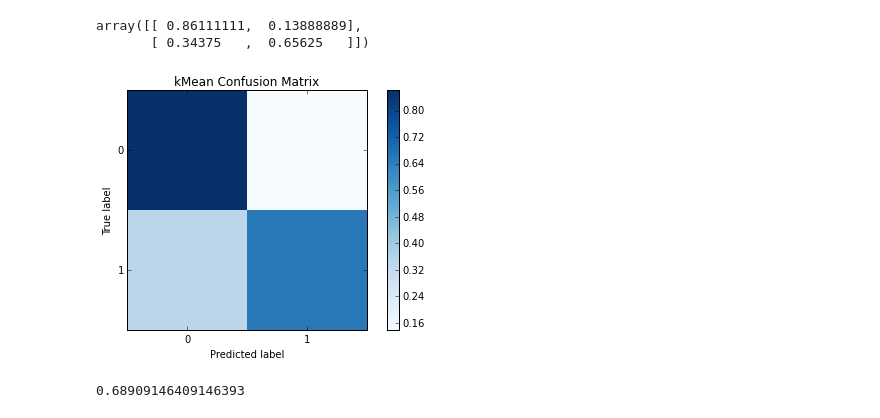
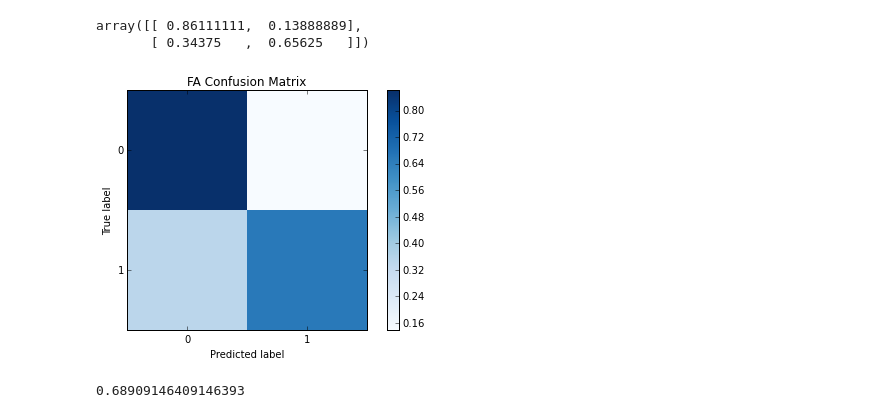
Before and after one commit to bonilhamusclab-projects/epi_prediction, a Jupyter notebook: demo_fa.ipynb, the cells around one changed output. Cells and saved outputs as stored; diff of their text form; code cells hidden in the pictures.

```diff
--- a/demo_fa.ipynb
+++ b/demo_fa.ipynb
@@ -53,7 +53,8 @@ cv = StratifiedKFold(labels, n_folds=6)
 labels_arr = np.array(labels)
 # %%
 C_range_lin = np.logspace(-3, 3, 7)
-k_range = np.linspace(500,2000,3).astype(int)
+#k_range = np.linspace(500,2000,3).astype(int)
+k_range=[500]
 
 total_runs = len(C_range_lin) * n_folds
 
@@ -150,9 +140,10 @@ cv_info_lin.normalized_confusion_matrix()
 array([[ 0.86111111,  0.13888889],
        [ 0.34375   ,  0.65625   ]])
 # %%
-epi_prediction.plot_confusion_matrix(cv_info_lin.normalized_confusion_matrix(), "kMean Confusion Matrix")
+epi_prediction.plot_confusion_matrix(
+    cv_info_lin.normalized_confusion_matrix(), "FA Confusion Matrix")
 # %% [output]
-[figure, old version]
+[figure, new version]
 # %%
 cv_info_lin.avg_f1_score()
 # %% [output]
```
Also changed, not shown: parts of 5 cells of this notebook, 4 other files.
